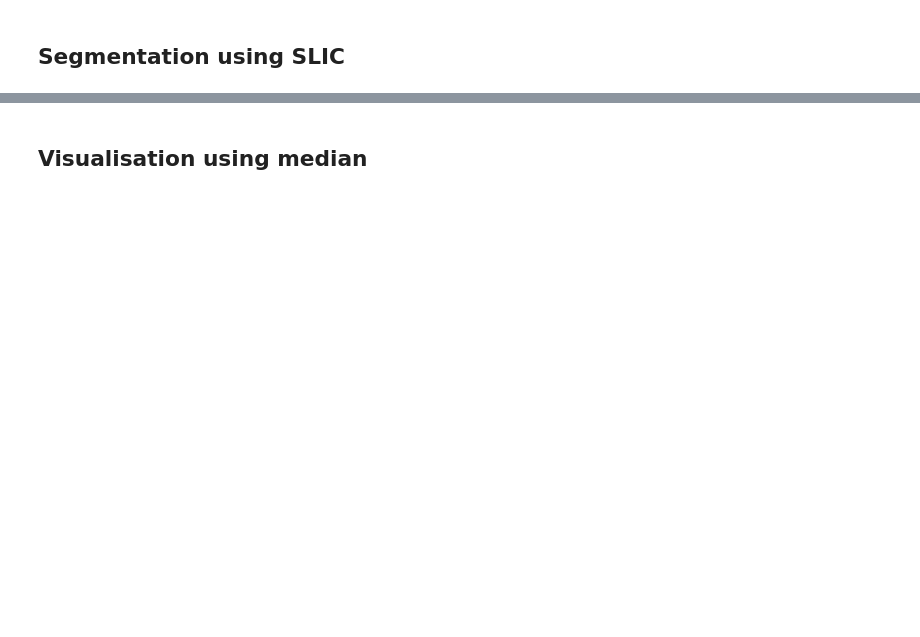
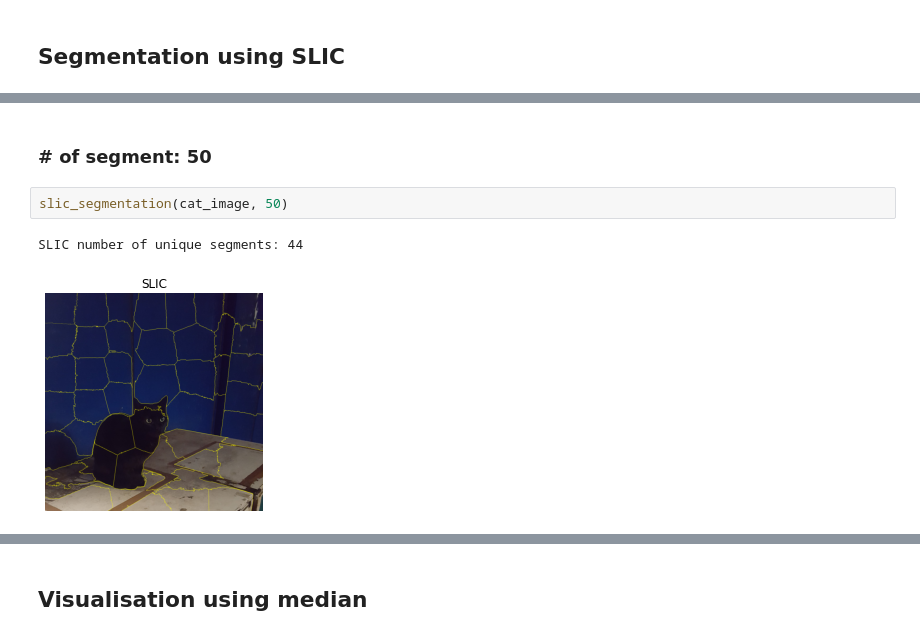
Before and after one commit to faisaladisoe/image-processing-lab, a Jupyter notebook: Lab 5/source code/Lab5_1906293184_MuhammadFaisalAdiSoesatyo.ipynb, the cells around one changed output, grey strips where cells are left out. Saved outputs shown, nothing was run; the diff lists cells and outputs as text; blank space fills up the shorter version.

```diff
--- a/Lab 5/source code/Lab5_1906293184_MuhammadFaisalAdiSoesatyo.ipynb
+++ b/Lab 5/source code/Lab5_1906293184_MuhammadFaisalAdiSoesatyo.ipynb
@@ -140,0 +167,7 @@ Berdasarkan hasil percobaan yang saya lakukan di atas, metode yang paling optimu
+# %% [markdown]
+### \# of segment: 50
+# %%
+slic_segmentation(cat_image, 50)
+# %% [output]
+SLIC number of unique segments: 44
+[figure, added]
```
Also changed, not shown: parts of 33 cells of this notebook.
